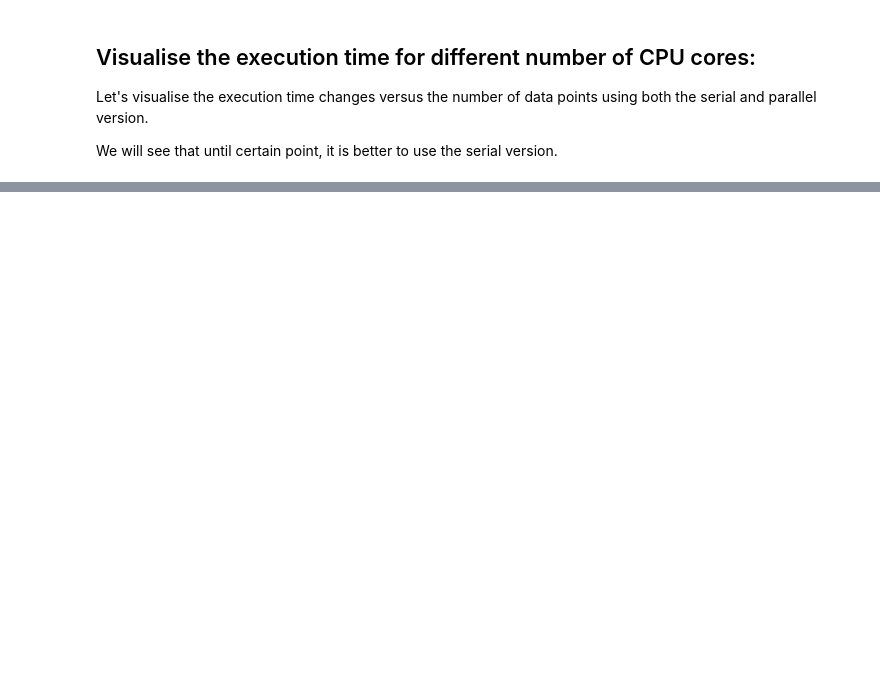
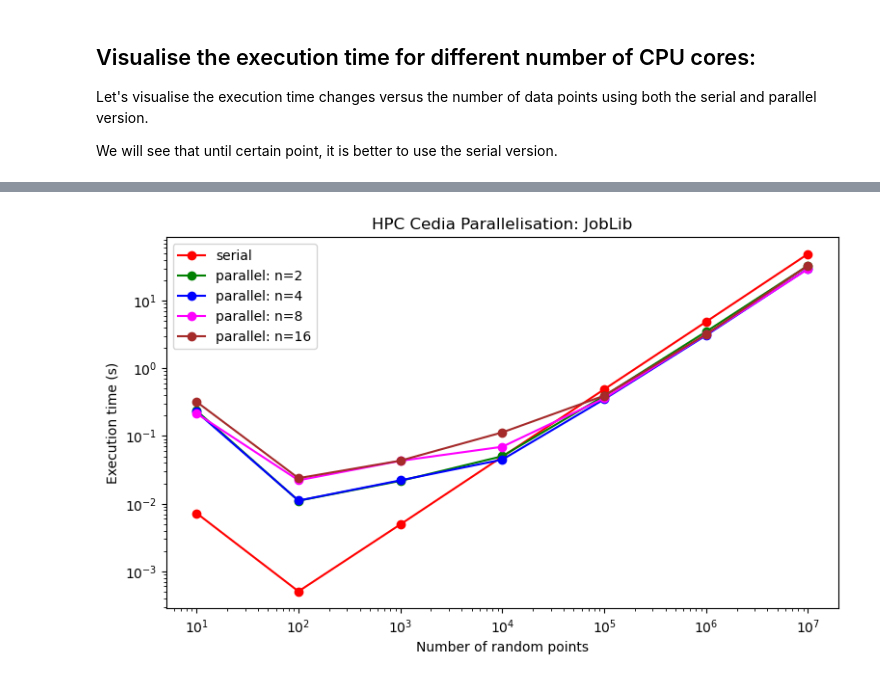
Before and after one commit to DaVas1410/computational-physics-2, a Jupyter notebook: unit-3/306-python-joblib.ipynb, the cells around one changed output, grey strips where cells are left out. Drawn from its saved outputs; the diff is of its cells as text; code cells hidden in the pictures; blank space fills up the shorter version.

```diff
--- a/unit-3/306-python-joblib.ipynb
+++ b/unit-3/306-python-joblib.ipynb
@@ -416,0 +374,30 @@ if __name__ == '__main__':
+# %%
+# Read execution data
+df = pd.read_csv("./hpc_cedia_jl.csv")
+#print(df)
+
+n_run = np.array(df["n_run"])
+t_serial = np.array(df["serial"])
+t_parallel_n02 = np.array(df["parallel_2"])
+t_parallel_n04 = np.array(df["parallel_4"])
+t_parallel_n08 = np.array(df["parallel_8"])
+t_parallel_n16 = np.array(df["parallel_16"])
+
+# Plotting
+plt.figure(figsize = (9, 5))
+plt.title("HPC Cedia Parallelisation: JobLib")
+plt.plot(n_run, t_serial, '-o', color = "red", label = 'serial')
+plt.plot(n_run, t_parallel_n02, '-o', color = "green", label = 'parallel: n=2')
+plt.plot(n_run, t_parallel_n04, '-o', color = "blue", label = 'parallel: n=4')
+plt.plot(n_run, t_parallel_n08, '-o', color = "magenta", label = 'parallel: n=8')
+plt.plot(n_run, t_parallel_n16, '-o', color = "brown", label = 'parallel: n=16')
+
+plt.loglog()
+plt.legend()
+
+plt.ylabel('Execution time (s)')
+plt.xlabel('Number of random points')
+
+plt.show()
+# %% [output]
+[figure, added]
```
Also changed, not shown: parts of 46 cells of this notebook, 5 other files.
